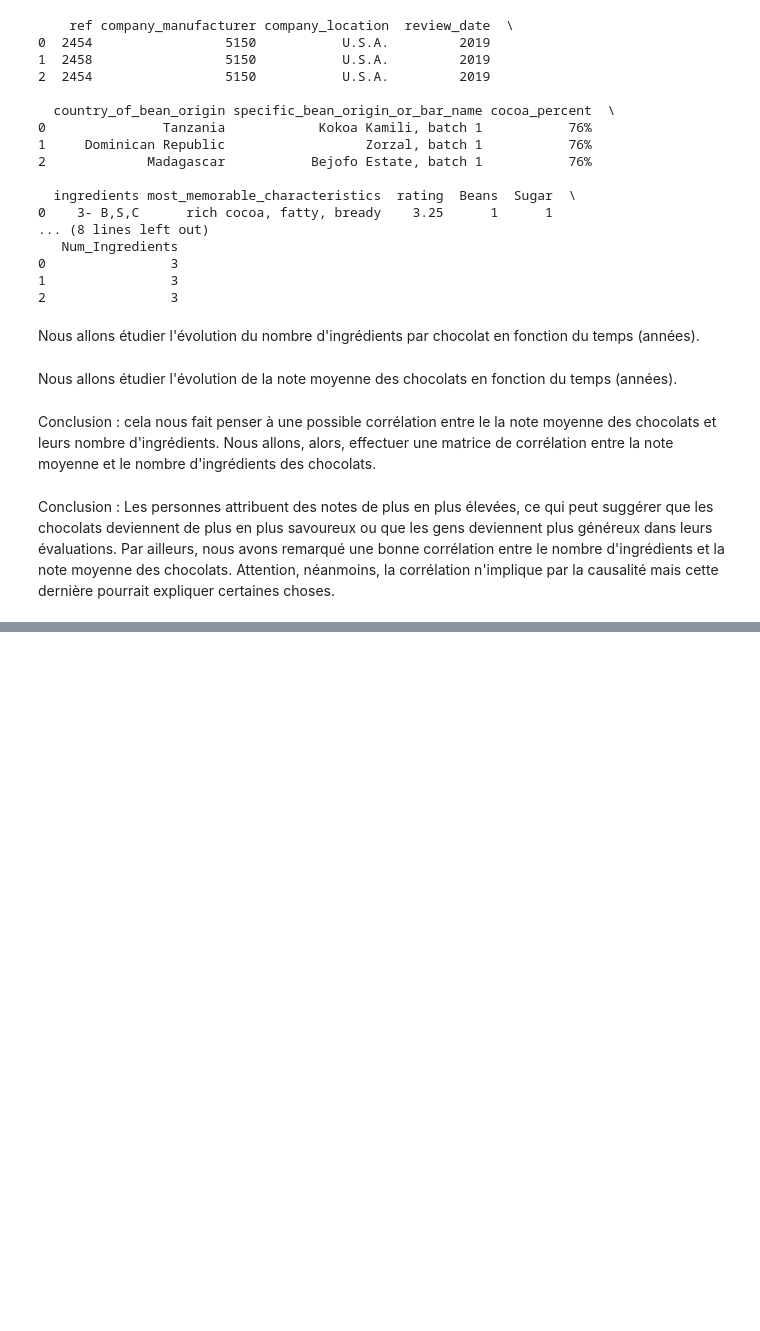
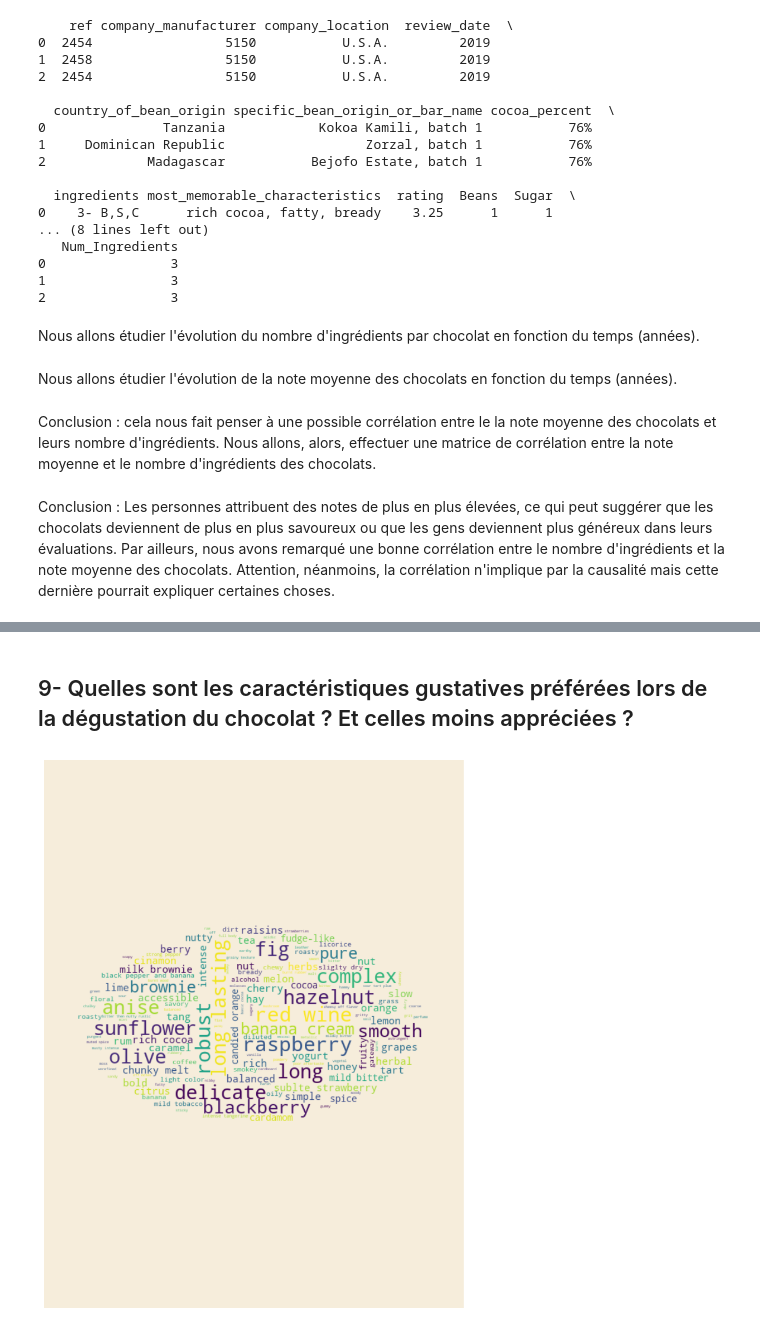
Before and after one commit to TheoHorn/dataviz_project, a Jupyter notebook: chocolat_rendu_final.ipynb, the cells around one changed output, grey strips where cells are left out. Cells and saved outputs as stored; diff of their text form; code cells hidden in the pictures; blank space fills up the shorter version.

```diff
--- a/chocolat_rendu_final.ipynb
+++ b/chocolat_rendu_final.ipynb
@@ -261,0 +416,56 @@ fig.show()
+# %% [markdown]
+## 9- Quelles sont les caractéristiques gustatives préférées lors de la dégustation du chocolat ? Et celles moins appréciées ?
+# %%
+import numpy as np
+import matplotlib.pyplot as plt
+import pandas as pd
+from wordcloud import WordCloud, ImageColorGenerator
+from PIL import Image
+from scipy.ndimage import gaussian_gradient_magnitude
+from fuzzywuzzy import fuzz
+
+# Read the data
+data = pd.read_csv('data/chocolate.csv')
+
+# Function to merge similar characteristics
+def merge_similar_characteristics(characteristics):
+    merged = {}
+    for char in characteristics:
+        merged[char] = char
+        for key in merged.keys():
+            if char != key and fuzz.partial_ratio(char, key) >= 80:
+                merged[char] = key
+                break
+    return merged
+
+# Split multiple characteristics and explode into separate rows
+data['most_memorable_characteristics'] = data['most_memorable_characteristics'].str.split(',')
+data = data.explode('most_memorable_characteristics')
+
+# Merge similar characteristics
+similar_characteristics = merge_similar_characteristics(data['most_memorable_characteristics'].unique())
+data['most_memorable_characteristics'] = data['most_memorable_characteristics'].map(similar_characteristics)
+
+# Remove characteristics with less than 3 occurrences
+data = data.groupby('most_memorable_characteristics').filter(lambda x: len(x) > 3)
+
+# Calculate average rating for each characteristic
+average_rating = data.groupby('most_memorable_characteristics')['rating'].mean().to_dict()
+
+# Normalize ratings to range from 0 to 1
+min_rating = min(average_rating.values())
+max_rating = max(average_rating.values())
+normalized_ratings = {word: (rating - min_rating) / (max_rating - min_rating) for word, rating in average_rating.items()}
+
+mask = np.array(Image.open("img/ellipse.png"))
+
+wc = WordCloud(max_words=2000, max_font_size=30, mask=mask, random_state=41,background_color='#f6eddb',colormap='viridis')
+
+wc.generate_from_frequencies(normalized_ratings)
+
+plt.figure(figsize=(12, 12))
+plt.imshow(wc, interpolation="bilinear")
+plt.axis('off')
+plt.show()
+# %% [output]
+[figure, added]
```
Also changed, not shown: parts of 27 cells of this notebook.
